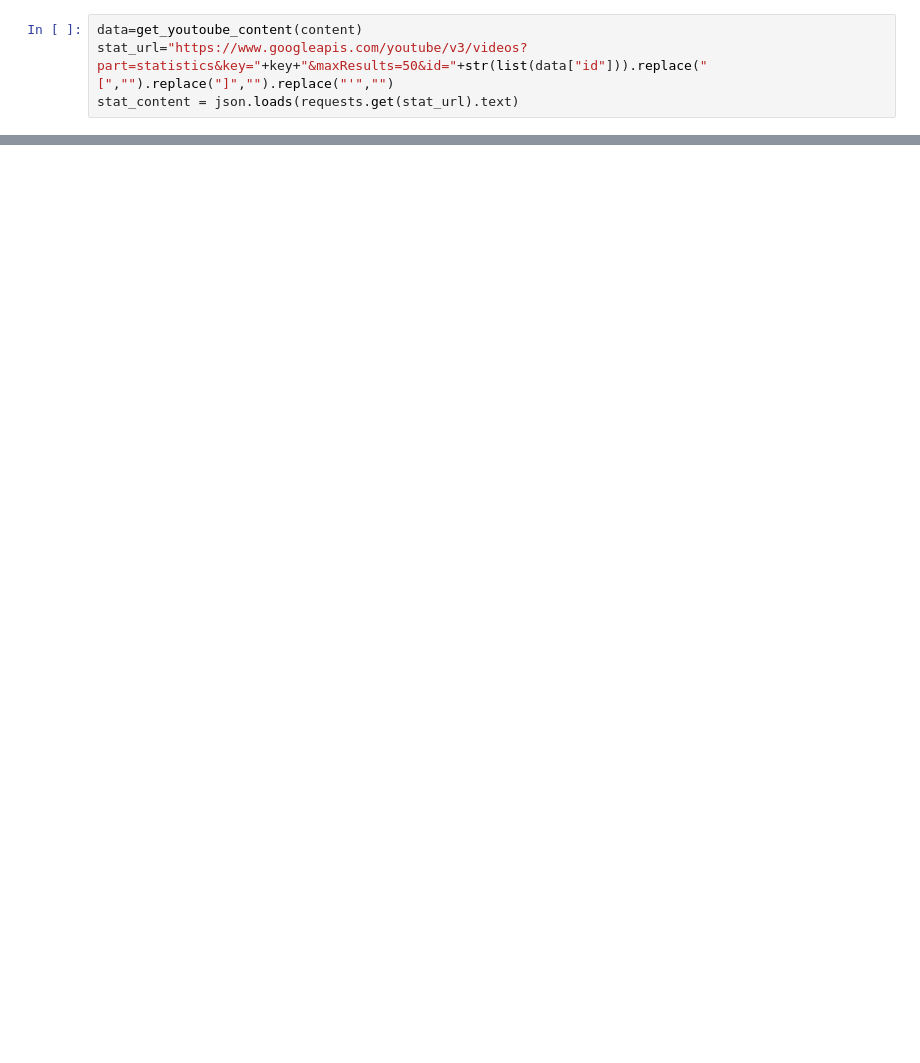
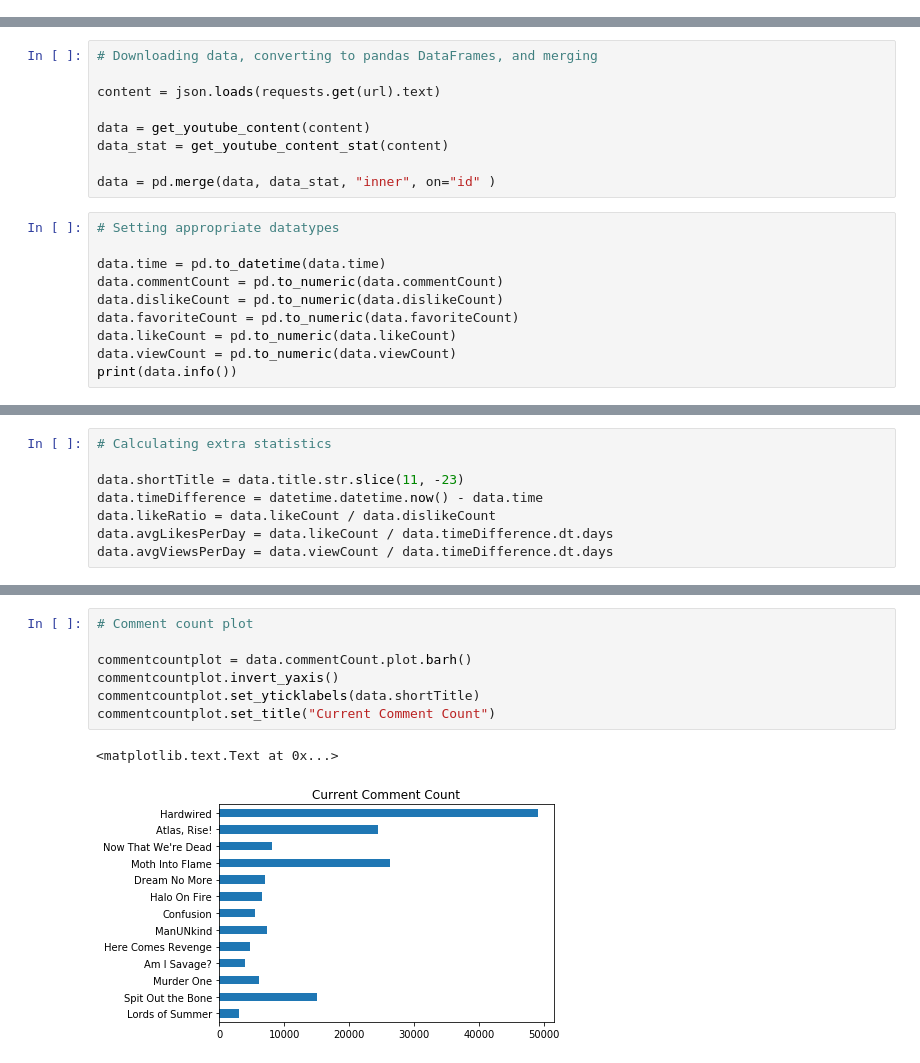
Before and after one commit to gapper100/hardwired_stats, a Jupyter notebook: hardwired_stats.ipynb, the cells around one changed output, grey strips where cells are left out. Cells and saved outputs as stored; diff of their text form; blank space fills up the shorter version.

Commit message:
Added plots, cleaned up code, added comments

```diff
--- a/hardwired_stats.ipynb
+++ b/hardwired_stats.ipynb
@@ -46,4 +65,0 @@ def get_youtoube_content_stat(content):
-# %%
-data=get_youtoube_content(content)
-stat_url="https://www.googleapis.com/youtube/v3/videos?part=statistics&key="+key+"&maxResults=50&id="+str(list(data["id"])).replace("[","").replace("]","").replace("'","")
-stat_content = json.loads(requests.get(stat_url).text)
@@ -68,0 +66,19 @@ Name: title, dtype: object
+# %%
+# Downloading data, converting to pandas DataFrames, and merging
+
+content = json.loads(requests.get(url).text)
+
+data = get_youtube_content(content)
+data_stat = get_youtube_content_stat(content)
+
+data = pd.merge(data, data_stat, "inner", on="id" )
+# %%
+# Setting appropriate datatypes
+
+data.time = pd.to_datetime(data.time)
+data.commentCount = pd.to_numeric(data.commentCount)
+data.dislikeCount = pd.to_numeric(data.dislikeCount)
+data.favoriteCount = pd.to_numeric(data.favoriteCount)
+data.likeCount = pd.to_numeric(data.likeCount)
+data.viewCount = pd.to_numeric(data.viewCount)
+print(data.info())
@@ -68,0 +103,8 @@ Name: title, dtype: object
+# %%
+# Calculating extra statistics
+
+data.shortTitle = data.title.str.slice(11, -23)
+data.timeDifference = datetime.datetime.now() - data.time
+data.likeRatio = data.likeCount / data.dislikeCount
+data.avgLikesPerDay = data.likeCount / data.timeDifference.dt.days
+data.avgViewsPerDay = data.viewCount / data.timeDifference.dt.days
@@ -68,0 +121,10 @@ Name: title, dtype: object
+# %%
+# Comment count plot
+
+commentcountplot = data.commentCount.plot.barh()
+commentcountplot.invert_yaxis()
+commentcountplot.set_yticklabels(data.shortTitle)
+commentcountplot.set_title("Current Comment Count")
+# %% [output]
+<matplotlib.text.Text at 0x...>
+[figure, added]
```
Also changed, not shown: parts of 18 cells of this notebook.
